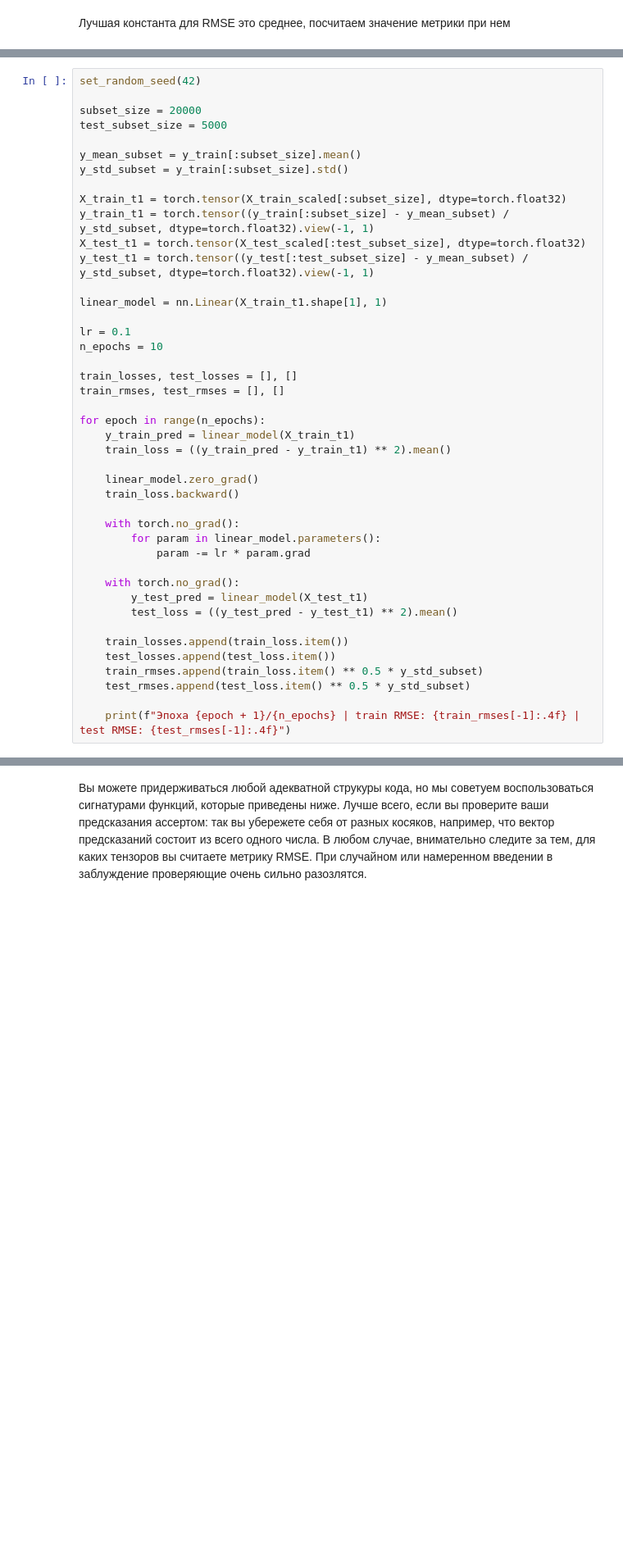
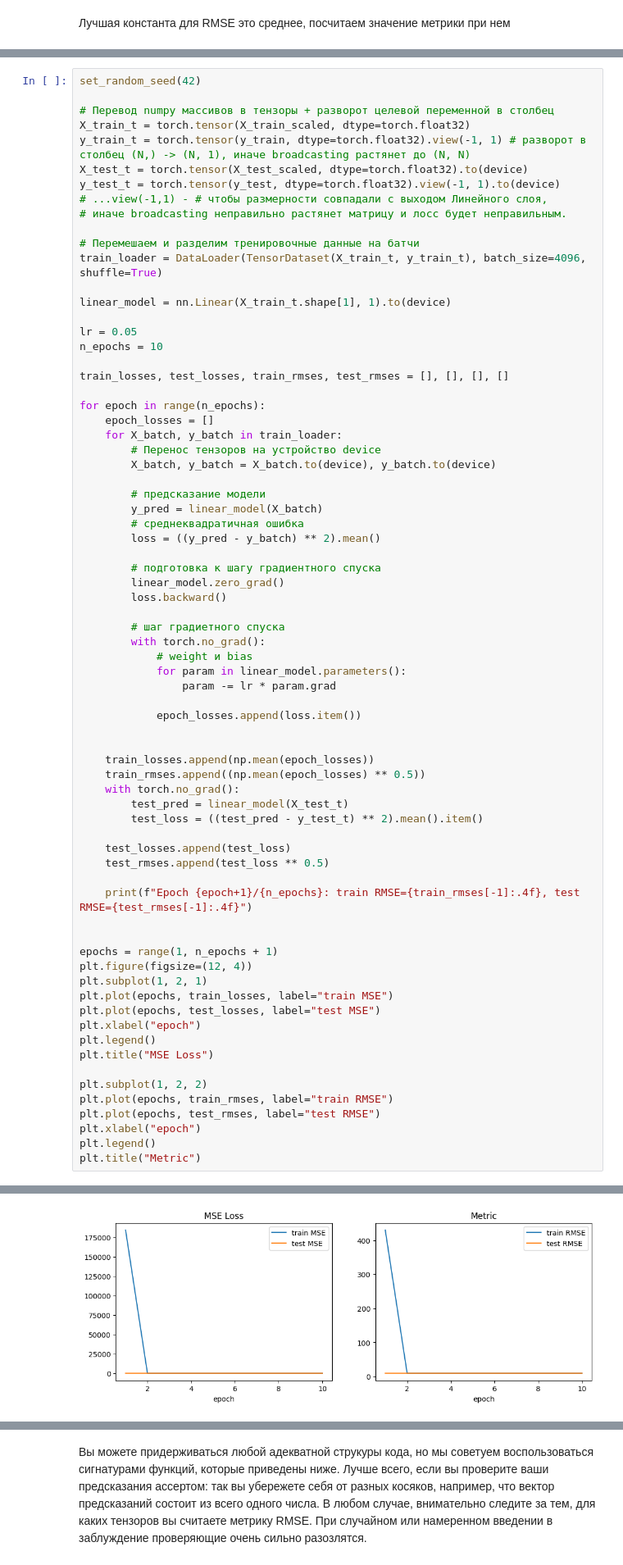
Before and after one commit to denic-t/iad-deep-learning-homework, a Jupyter notebook: hw1/homework_01.ipynb, the cells around one changed output, grey strips where cells are left out. Shown at 82% size. Cells and saved outputs as stored; diff of their text form; blank space fills up the shorter version.

```diff
--- a/hw1/homework_01.ipynb
+++ b/hw1/homework_01.ipynb
@@ -135,44 +131,73 @@ RMSE лучшей константы (среднее y_train): 10.8525
 # %%
 set_random_seed(42)
 
-subset_size = 20000
-test_subset_size = 5000
+# Перевод numpy массивов в тензоры + разворот целевой переменной в столбец
+X_train_t = torch.tensor(X_train_scaled, dtype=torch.float32)
+y_train_t = torch.tensor(y_train, dtype=torch.float32).view(-1, 1) # разворот в столбец (N,) -> (N, 1), иначе broadcasting растянет до (N, N)
+X_test_t = torch.tensor(X_test_scaled, dtype=torch.float32).to(device)
+y_test_t = torch.tensor(y_test, dtype=torch.float32).view(-1, 1).to(device)
+# ...view(-1,1) - # чтобы размерности совпадали с выходом Линейного слоя,
+# иначе broadcasting неправильно растянет матрицу и лосс будет неправильным.
 
-y_mean_subset = y_train[:subset_size].mean()
-y_std_subset = y_train[:subset_size].std()
+# Перемешаем и разделим тренировочные данные на батчи
+train_loader = DataLoader(TensorDataset(X_train_t, y_train_t), batch_size=4096, shuffle=True)
 
-X_train_t1 = torch.tensor(X_train_scaled[:subset_size], dtype=torch.float32)
-y_train_t1 = torch.tensor((y_train[:subset_size] - y_mean_subset) / y_std_subset, dtype=torch.float32).view(-1, 1)
-X_test_t1 = torch.tensor(X_test_scaled[:test_subset_size], dtype=torch.float32)
-y_test_t1 = torch.tensor((y_test[:test_subset_size] - y_mean_subset) / y_std_subset, dtype=torch.float32).view(-1, 1)
+linear_model = nn.Linear(X_train_t.shape[1], 1).to(device)
 
-linear_model = nn.Linear(X_train_t1.shape[1], 1)
-
-lr = 0.1
+lr = 0.05
 n_epochs = 10
 
-train_losses, test_losses = [], []
-train_rmses, test_rmses = [], []
+train_losses, test_losses, train_rmses, test_rmses = [], [], [], []
 
 for epoch in range(n_epochs):
-    y_train_pred = linear_model(X_train_t1)
-    train_loss = ((y_train_pred - y_train_t1) ** 2).mean()
+    epoch_losses = []
+    for X_batch, y_batch in train_loader:
+        # Перенос тензоров на устройство device
+        X_batch, y_batch = X_batch.to(device), y_batch.to(device)
 
-    linear_model.zero_grad()
-    train_loss.backward()
+        # предсказание модели
+        y_pred = linear_model(X_batch)
+        # среднеквадратичная ошибка
+        loss = ((y_pred - y_batch) ** 2).mean()
 
+        # подготовка к шагу градиентного спуска
+        linear_model.zero_grad()
+        loss.backward()
+
+        # шаг градиетного спуска
+        with torch.no_grad():
+            # weight и bias
+            for param in linear_model.parameters():
+                param -= lr * param.grad
+
+            epoch_losses.append(loss.item())
+
+
+    train_losses.append(np.mean(epoch_losses))
+    train_rmses.append((np.mean(epoch_losses) ** 0.5))
     with torch.no_grad():
-        for param in linear_model.parameters():
-            param -= lr * param.grad
+        test_pred = linear_model(X_test_t)
+        test_loss = ((test_pred - y_test_t) ** 2).mean().item()
 
-    with torch.no_grad():
-        y_test_pred = linear_model(X_test_t1)
-        test_loss = ((y_test_pred - y_test_t1) ** 2).mean()
+    test_losses.append(test_loss)
+    test_rmses.append(test_loss ** 0.5)
 
-    train_losses.append(train_loss.item())
-    test_losses.append(test_loss.item())
-    train_rmses.append(train_loss.item() ** 0.5 * y_std_subset)
-    test_rmses.append(test_loss.item() ** 0.5 * y_std_subset)
+    print(f"Epoch {epoch+1}/{n_epochs}: train RMSE={train_rmses[-1]:.4f}, test RMSE={test_rmses[-1]:.4f}")
 
-    print(f"Эпоха {epoch + 1}/{n_epochs} | train RMSE: {train_rmses[-1]:.4f} | test RMSE: {test_rmses[-1]:.4f}")
+
+epochs = range(1, n_epochs + 1)
+plt.figure(figsize=(12, 4))
+plt.subplot(1, 2, 1)
+plt.plot(epochs, train_losses, label="train MSE")
+plt.plot(epochs, test_losses, label="test MSE")
+plt.xlabel("epoch")
+plt.legend()
+plt.title("MSE Loss")
+
+plt.subplot(1, 2, 2)
+plt.plot(epochs, train_rmses, label="train RMSE")
+plt.plot(epochs, test_rmses, label="test RMSE")
+plt.xlabel("epoch")
+plt.legend()
+plt.title("Metric")
 # %% [output]
@@ -188,0 +215 @@ for epoch in range(n_epochs):
+[figure, added]
```
Also changed, not shown: parts of 7 cells of this notebook.
